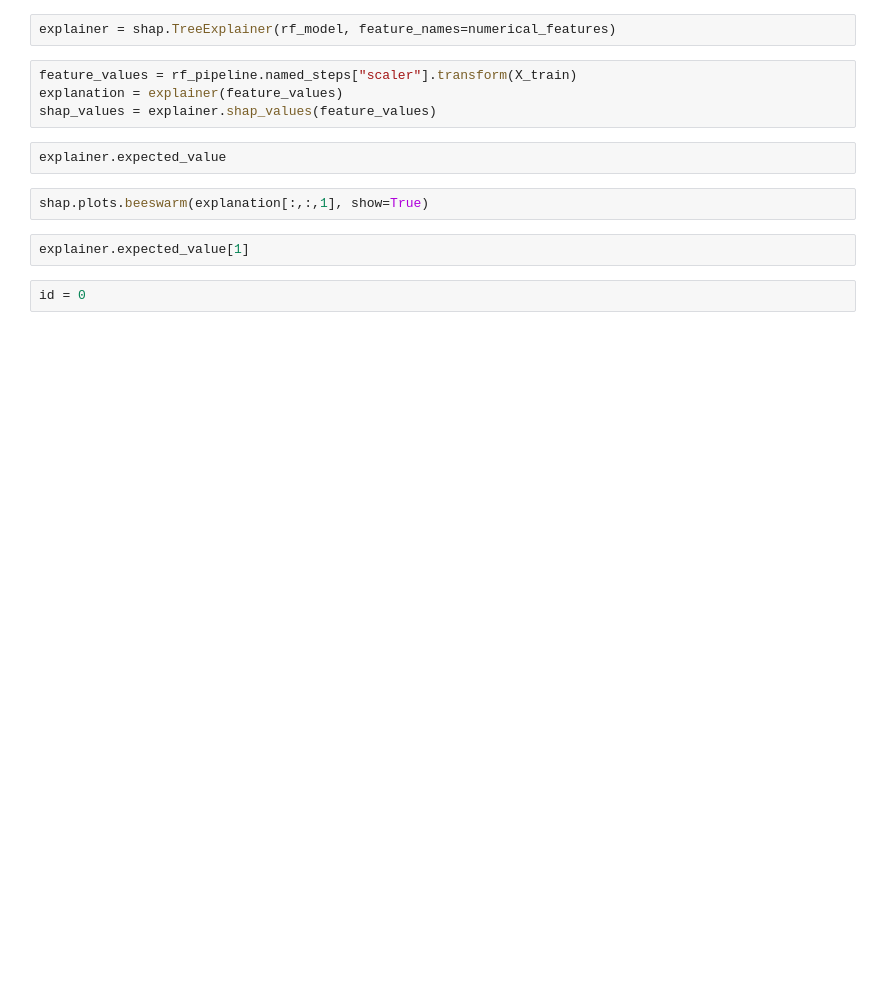
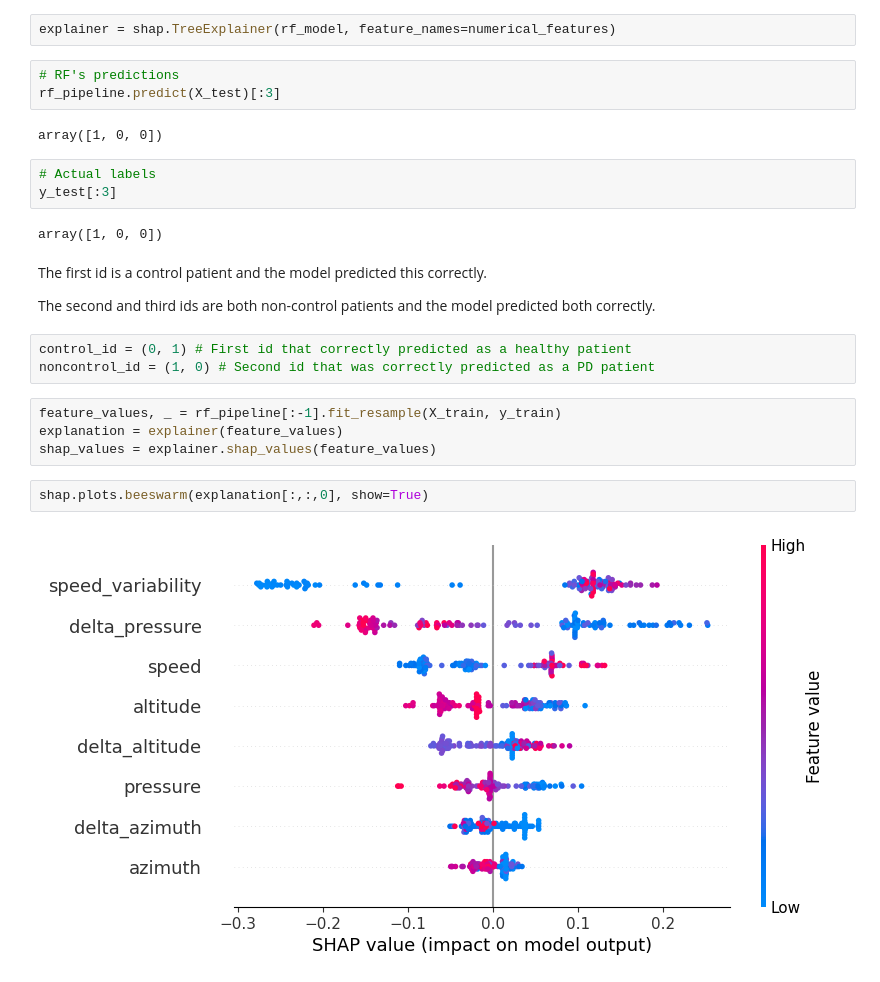
Before and after one commit to JWL16038/DATA471-Individual-Project, a Jupyter notebook: notebooks/spirals_modelling.ipynb, the cells around one changed output. Cells and saved outputs as stored; diff of their text form; blank space fills up the shorter version.

```diff
--- a/notebooks/spirals_modelling.ipynb
+++ b/notebooks/spirals_modelling.ipynb
@@ -114,14 +252,27 @@ plt.title('Feature Importance')
 # %%
 explainer = shap.TreeExplainer(rf_model, feature_names=numerical_features)
+# %%
+# RF's predictions
+rf_pipeline.predict(X_test)[:3]
+# %% [output]
+array([1, 0, 0])
+# %%
+# Actual labels
+y_test[:3]
+# %% [output]
+array([1, 0, 0])
+# %% [markdown]
+The first id is a control patient and the model predicted this correctly.
+
+The second and third ids are both non-control patients and the model predicted both correctly.
+# %%
+control_id = (0, 1) # First id that correctly predicted as a healthy patient
+noncontrol_id = (1, 0) # Second id that was correctly predicted as a PD patient
 # %%
-feature_values = rf_pipeline.named_steps["scaler"].transform(X_train)
+feature_values, _ = rf_pipeline[:-1].fit_resample(X_train, y_train)
 explanation = explainer(feature_values)
 shap_values = explainer.shap_values(feature_values)
-# %%
-explainer.expected_value
 # %%
-shap.plots.beeswarm(explanation[:,:,1], show=True)
+shap.plots.beeswarm(explanation[:,:,0], show=True)
+# %% [output]
+[figure, added]
-# %%
-explainer.expected_value[1]
-# %%
-id = 0
```
Also changed, not shown: parts of 25 cells of this notebook.
